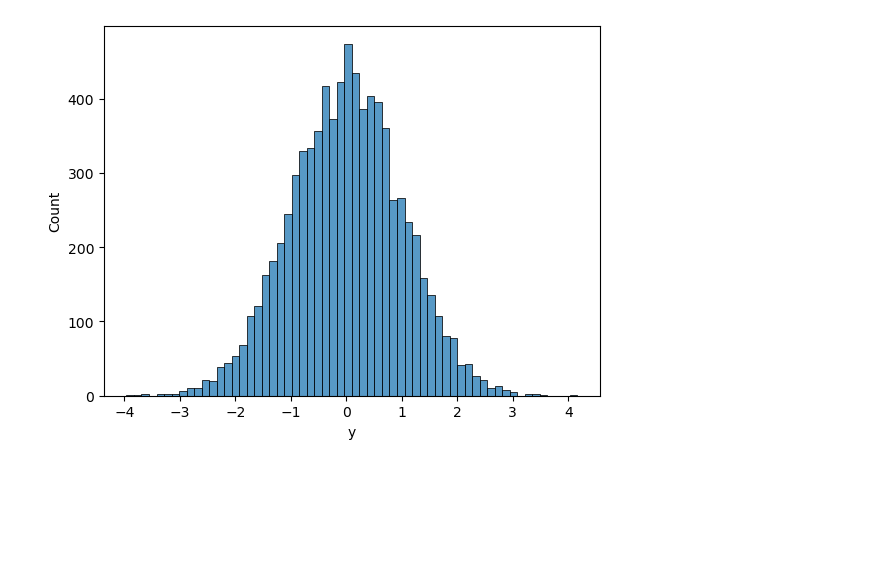
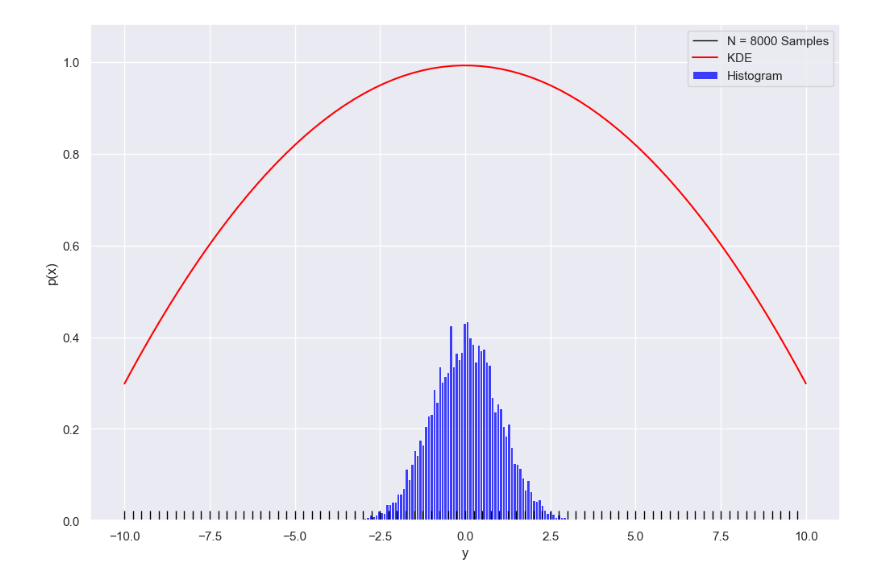
Before and after one commit to namo626/pkde, a Jupyter notebook: initial_plots.ipynb, the cells around one changed output. Saved outputs shown, nothing was run; the diff lists cells and outputs as text; code cells hidden in the pictures; blank space fills up the shorter version.

Commit message:
added initial plot

```diff
--- a/initial_plots.ipynb
+++ b/initial_plots.ipynb
@@ -4,14 +4,22 @@ import matplotlib.pyplot as plt
 import seaborn as sns
 
 # sns.set('darkgrid')
+# %%
+# set seaborn style
+sns.set(style="darkgrid")
 # %%
 def read_csv_file(filename):
     df = pd.read_csv(filename, header=None, names=['x', 'y', 'p(x)'])
     return df
 # %%
 kde_df = read_csv_file('output.csv')
-# %%
-plot = sns.histplot(data=kde_df, x='y', kde=False)
-plt.show()
-# %% [output]
-[figure, removed]
+# %%
+plt.figure(figsize=(12, 8))
+plot = sns.histplot(data=kde_df, x='y', kde=False, stat='density', bins=100, color='blue', label='Histogram')
+sns.rugplot(kde_df.x[::100], height=0.02, color='black',label='N = 8000 Samples')
+sns.lineplot(data=kde_df, x='x', y='p(x)',color='red', label='KDE ')
+plt.ylabel('p(x)')
+plt.legend()
+plt.show()
+# %% [output]
+[figure, added]
```
